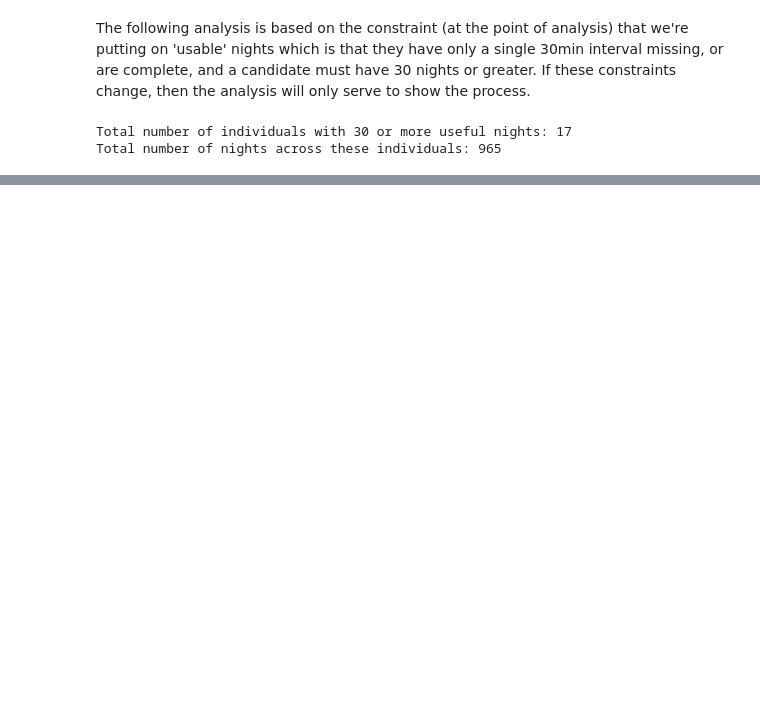
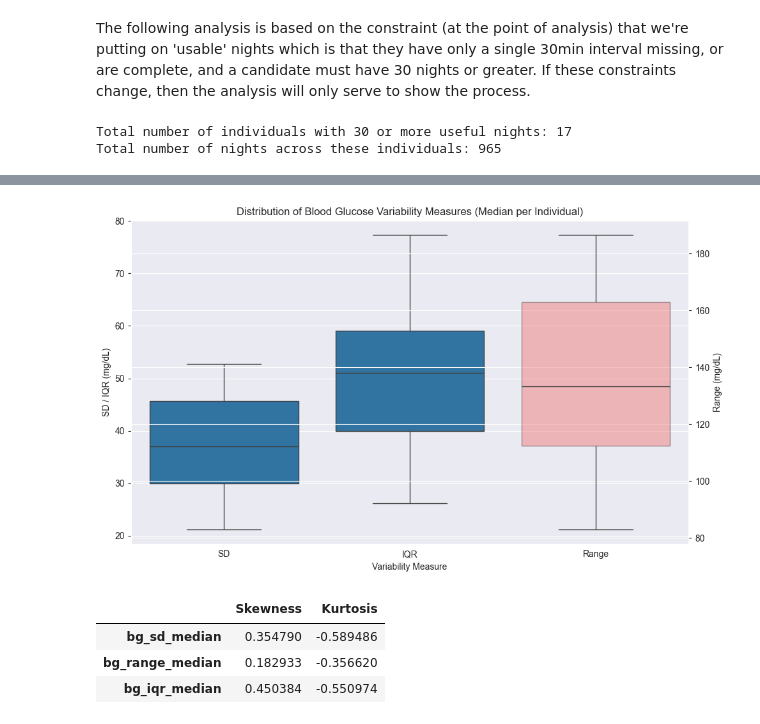
Before and after one commit to rdbrist/masters_project, a Jupyter notebook: notebooks/2.05-rd-bg-analysis.ipynb, the cells around one changed output, grey strips where cells are left out. Saved outputs shown, nothing was run; the diff lists cells and outputs as text; code cells hidden in the pictures; blank space fills up the shorter version.

Commit message:
Analysis of BG and development of stats

```diff
--- a/notebooks/2.05-rd-bg-analysis.ipynb
+++ b/notebooks/2.05-rd-bg-analysis.ipynb
@@ -59,0 +61,55 @@ Total number of nights across these individuals: 965
+# %%
+def plot_bg_variability(df_stats):
+    """
+    Plot the blood glucose variability measures (SD, IQR, Range) for each individual.
+    :param df_stats: (DataFrame) DataFrame containing the blood glucose variability statistics.
+    """
+    melted = df_stats.melt(value_vars=['bg_sd_median', 'bg_range_median', 'bg_iqr_median'],
+                           var_name='Variability Measure', value_name='Value')
+
+    # Create a figure with two y-axes
+    fig, ax1 = plt.subplots(figsize=(10, 6))
+
+    # Boxplot for bg_sd_median and bg_iqr_median on ax1
+    sns.boxplot(x='Variability Measure', y='Value', data=melted[melted['Variability Measure'].isin(['bg_sd_median', 'bg_iqr_median'])], ax=ax1)
+    ax1.set_ylabel('SD / IQR (mg/dL)')
+    ax1.set_xlabel('Variability Measure')
+    ax1.set_title('Distribution of Blood Glucose Variability Measures (Median per Individual)')
+
+    # Create a second y-axis sharing the same x-axis
+    ax2 = ax1.twinx()
+    # Boxplot for bg_range_median on ax2
+    sns.boxplot(x='Variability Measure', y='Value', data=melted[melted['Variability Measure']=='bg_range_median'], ax=ax2, boxprops=dict(facecolor='lightcoral', alpha=0.5))
+    ax2.set_ylabel('Range (mg/dL)')
+
+    # Adjust x-tick labels to show all three categories
+    ax1.set_xticks([0, 1, 2])
+    ax1.set_xticklabels(['SD', 'IQR', 'Range'])
+    plt.tight_layout()
+    plt.show()
+
+plot_bg_variability(df_stats)
+# %% [output]
+[figure, added]
+# %%
+# Skew and kurtosis of the distributions
+from scipy.stats import skew, kurtosis
+cols = ['bg_sd_median', 'bg_range_median', 'bg_iqr_median']
+def calculate_skew_kurtosis(df: pd.DataFrame, variables: list = None) -> pd.DataFrame:
+    """
+    Calculate skewness and kurtosis for the blood glucose variability measures.
+    :param df: (DataFrame) DataFrame containing the blood glucose variability statistics.
+    :param variables: (list) List of variables to calculate skewness and kurtosis for.
+    :return: (DataFrame) DataFrame with skewness and kurtosis values.
+    """
+    skewness = df[variables].apply(skew)
+    kurt = df[variables].apply(kurtosis)
+
+    return pd.DataFrame({'Skewness': skewness, 'Kurtosis': kurt})
+
+calculate_skew_kurtosis(df_stats, cols)
+# %% [output]
+|  | Skewness | Kurtosis |
+| bg_sd_median | 0.354790 | -0.589486 |
+| bg_range_median | 0.182933 | -0.356620 |
+| bg_iqr_median | 0.450384 | -0.550974 |
```
Also changed, not shown: parts of 10 cells of this notebook, 1 other file.
